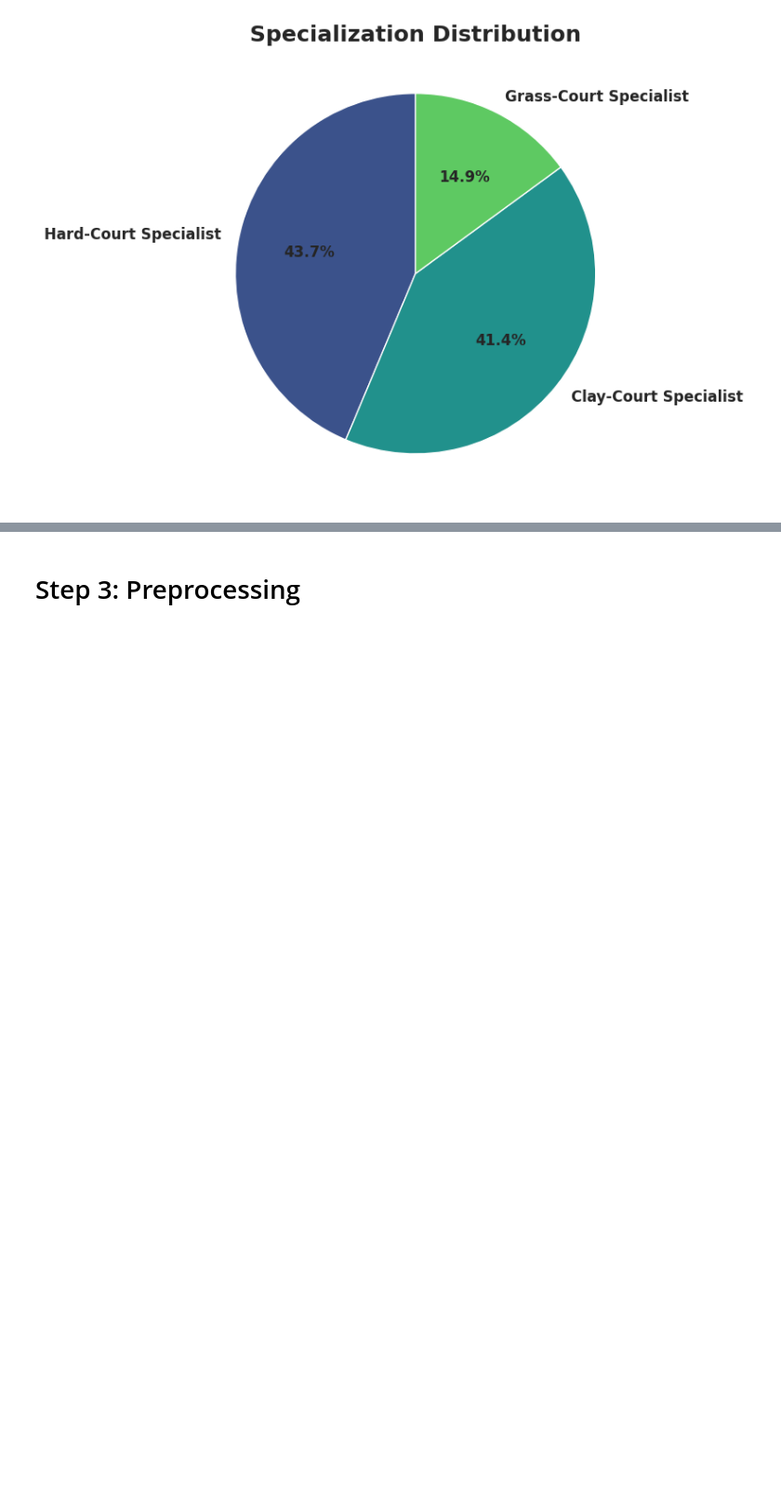
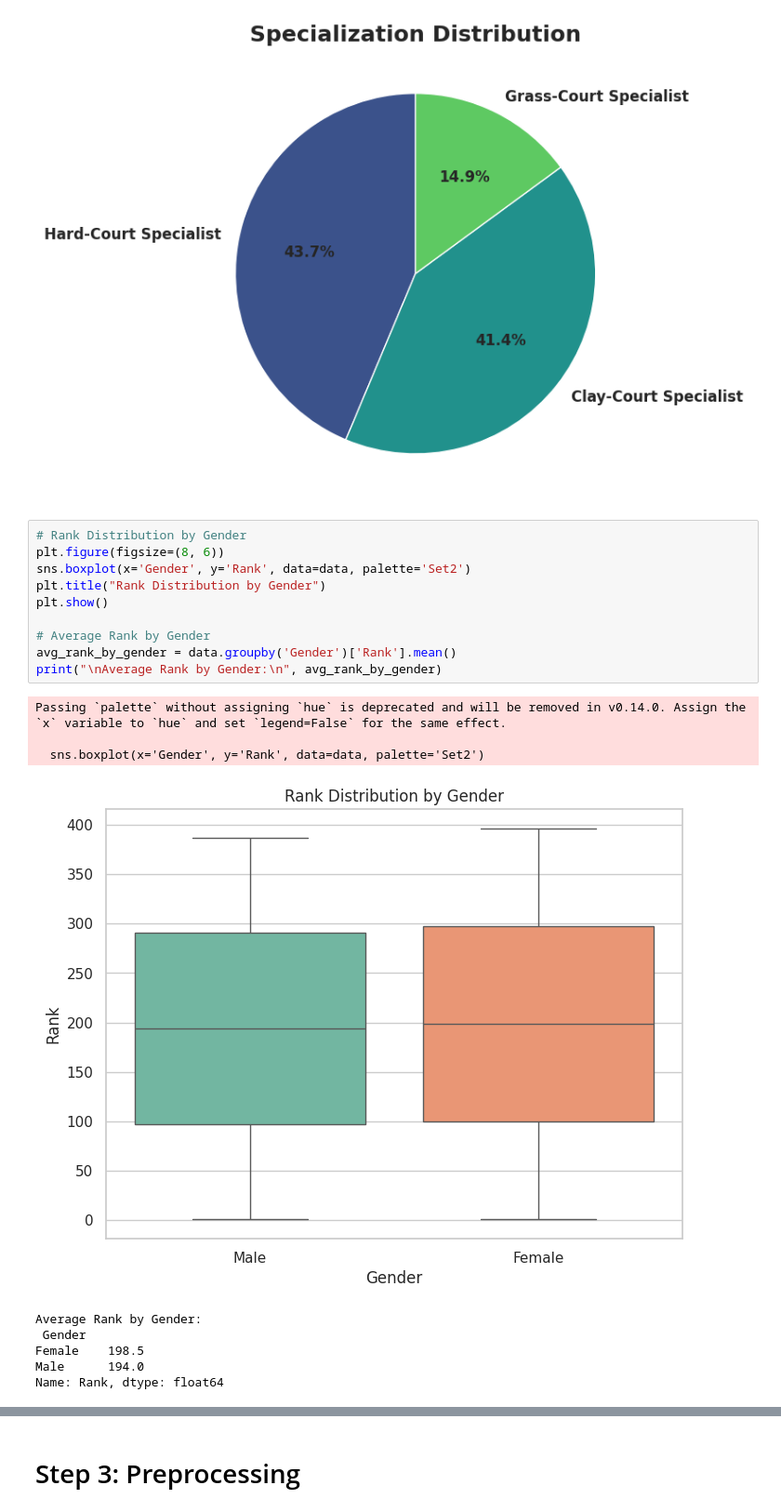
Before and after one commit to fjadidi2001/Machine_Learning_Journey, a Jupyter notebook: ATP_Tennis_Predictions.ipynb, the cells around one changed output, grey strips where cells are left out. Shown at 93% size. Saved outputs shown, nothing was run; the diff lists cells and outputs as text; blank space fills up the shorter version.

```diff
--- a/ATP_Tennis_Predictions.ipynb
+++ b/ATP_Tennis_Predictions.ipynb
@@ -347,3 +347,23 @@ Passing `palette` without assigning `hue` is deprecated and will be removed in v
   sns.barplot(
 [figure]
 [figure]
+# %%
+# Rank Distribution by Gender
+plt.figure(figsize=(8, 6))
+sns.boxplot(x='Gender', y='Rank', data=data, palette='Set2')
+plt.title("Rank Distribution by Gender")
+plt.show()
+
+# Average Rank by Gender
+avg_rank_by_gender = data.groupby('Gender')['Rank'].mean()
+print("\nAverage Rank by Gender:\n", avg_rank_by_gender)
+# %% [output]
+Passing `palette` without assigning `hue` is deprecated and will be removed in v0.14.0. Assign the `x` variable to `hue` and set `legend=False` for the same effect.
+
+  sns.boxplot(x='Gender', y='Rank', data=data, palette='Set2')
+[figure, added]
+Average Rank by Gender:
+ Gender
+Female    198.5
+Male      194.0
+Name: Rank, dtype: float64
```
Also changed, not shown: parts of 1 cell of this notebook.
